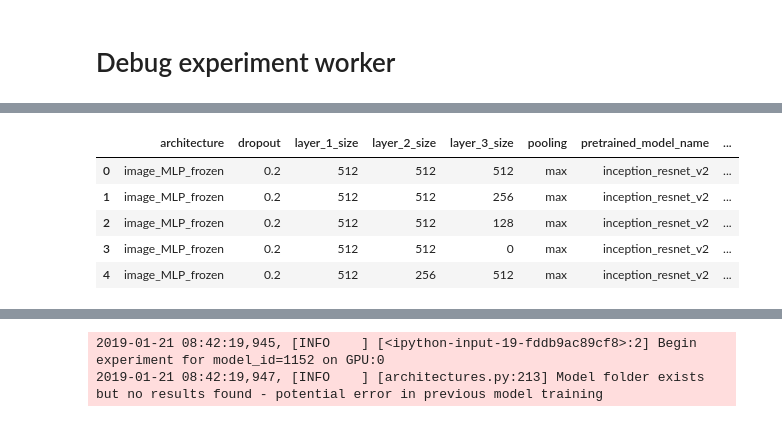
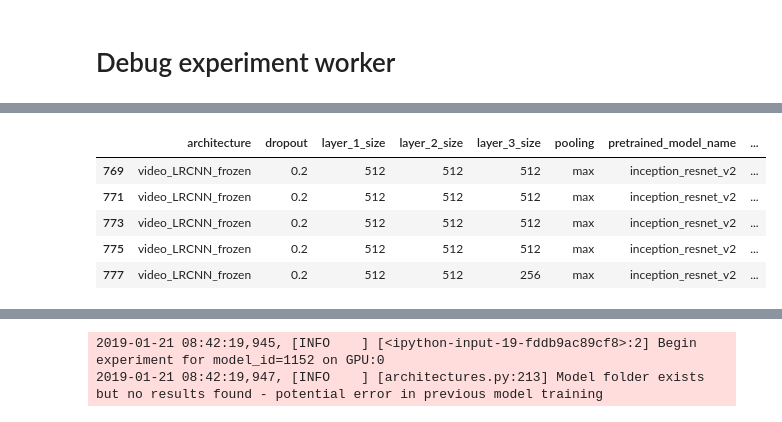
Before and after one commit to alxcnwy/Deep-Neural-Networks-for-Video-Classification, a Jupyter notebook: notebooks/experiments_create_lists.ipynb, the cells around one changed output, grey strips where cells are left out. Cells and saved outputs as stored; diff of their text form; code cells hidden in the pictures.

```diff
--- a/notebooks/experiments_create_lists.ipynb
+++ b/notebooks/experiments_create_lists.ipynb
@@ -472,10 +466,11 @@ experiment
-# %%
-experiments.head()
-# %% [output]
-|  | architecture | dropout | layer_1_size | layer_2_size | layer_3_size | pooling | pretrained_model_name | ... |
-| 0 | image_MLP_frozen | 0.2 | 512 | 512 | 512 | max | inception_resnet_v2 | ... |
-| 1 | image_MLP_frozen | 0.2 | 512 | 512 | 256 | max | inception_resnet_v2 | ... |
-| 2 | image_MLP_frozen | 0.2 | 512 | 512 | 128 | max | inception_resnet_v2 | ... |
-| 3 | image_MLP_frozen | 0.2 | 512 | 512 | 0 | max | inception_resnet_v2 | ... |
-| 4 | image_MLP_frozen | 0.2 | 512 | 256 | 512 | max | inception_resnet_v2 | ... |
+# %%
+experiments[(experiments['architecture'] == 'video_LRCNN_frozen') &
+            (experiments['sequence_model_layers'] == 2)].head()
+# %% [output]
+|  | architecture | dropout | layer_1_size | layer_2_size | layer_3_size | pooling | pretrained_model_name | ... |
+| 769 | video_LRCNN_frozen | 0.2 | 512 | 512 | 512 | max | inception_resnet_v2 | ... |
+| 771 | video_LRCNN_frozen | 0.2 | 512 | 512 | 512 | max | inception_resnet_v2 | ... |
+| 773 | video_LRCNN_frozen | 0.2 | 512 | 512 | 512 | max | inception_resnet_v2 | ... |
+| 775 | video_LRCNN_frozen | 0.2 | 512 | 512 | 512 | max | inception_resnet_v2 | ... |
+| 777 | video_LRCNN_frozen | 0.2 | 512 | 512 | 256 | max | inception_resnet_v2 | ... |
 # %%
```
Also changed, not shown: parts of 12 cells of this notebook, 1 other file.
